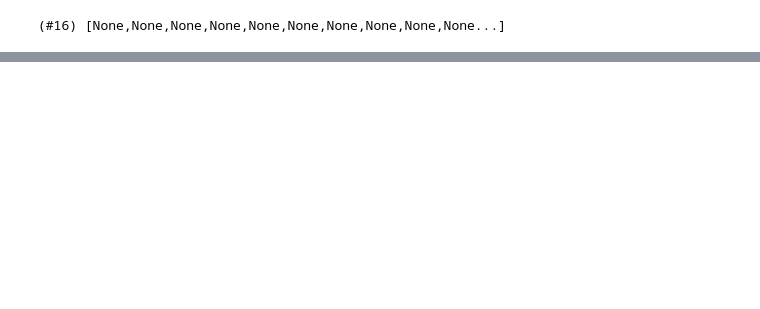
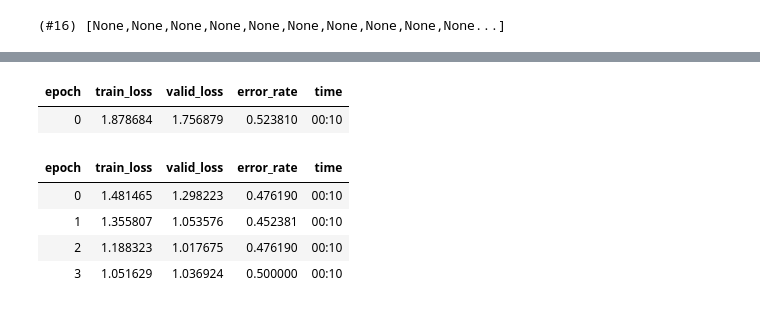
Before and after one commit to cmannnn/language_classifier, a Jupyter notebook: language_classifier.ipynb, the cells around one changed output, grey strips where cells are left out. Drawn from its saved outputs; the diff is of its cells as text; code cells hidden in the pictures; blank space fills up the shorter version.

```diff
--- a/language_classifier.ipynb
+++ b/language_classifier.ipynb
@@ -106,0 +126,7 @@ dls.valid.show_batch(max_n = 12, nrows = 2)
+# %%
+# defining learn with a pretrained resnet18 model, measuring model with error_rate
+learn = cnn_learner(dls, resnet18, metrics = error_rate)
+
+# running for 4 epochs
+learn.fine_tune(4)
+# %% [output]
@@ -106,0 +134,7 @@ dls.valid.show_batch(max_n = 12, nrows = 2)
+| epoch | train_loss | valid_loss | error_rate | time |
+| 0 | 1.878684 | 1.756879 | 0.523810 | 00:10 |
+| epoch | train_loss | valid_loss | error_rate | time |
+| 0 | 1.481465 | 1.298223 | 0.476190 | 00:10 |
+| 1 | 1.355807 | 1.053576 | 0.452381 | 00:10 |
+| 2 | 1.188323 | 1.017675 | 0.476190 | 00:10 |
+| 3 | 1.051629 | 1.036924 | 0.500000 | 00:10 |
```
Also changed, not shown: parts of 8 cells of this notebook.
